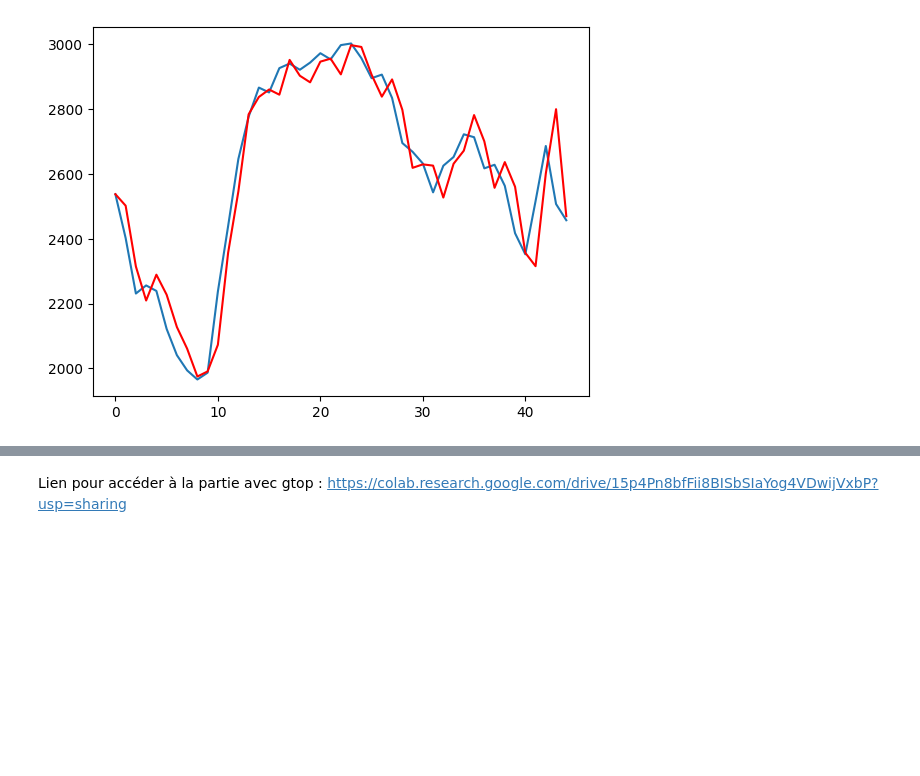
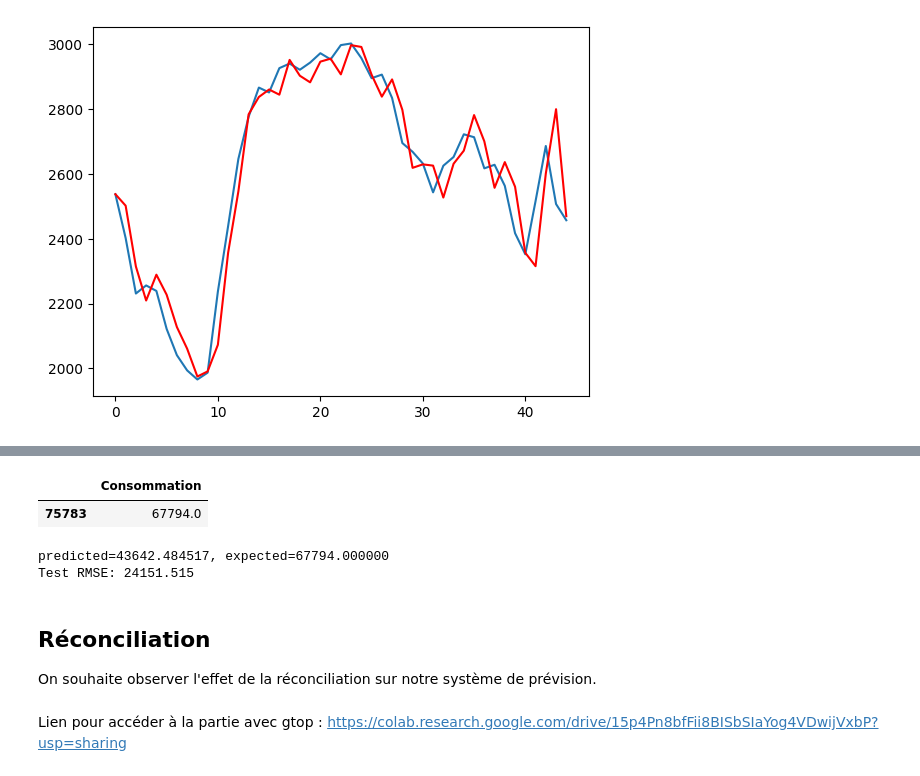
Before and after one commit to FeckNeck/temporal-data-analysis, a Jupyter notebook: index.ipynb, the cells around one changed output, grey strips where cells are left out. Cells and saved outputs as stored; diff of their text form; code cells hidden in the pictures; blank space fills up the shorter version.

```diff
--- a/index.ipynb
+++ b/index.ipynb
@@ -1854,2 +1907,36 @@ pyplot.show()
+# %%
+#same for national
+train_national = model_national[model_national.index < "2022-09-15"]
+test = model_national.reset_index()
+#keep row where index = "2023-12-20 08:30:00"
+test = test[test["index"] == "2023-12-20 08:30"]
+#delete index column
+test = test.drop(columns=["index","France","Temperature"])
+#add column
+test
+# %% [output]
+|  | Consommation |
+| 75783 | 67794.0 |
+# %%
+# walk-forward validation
+predictions = list()
+history = train_national["Consommation"].tolist()
+model = ARIMA(history, order=(5,1,4))
+model_fit = model.fit()
+output = model_fit.forecast()
+yhat = output
+predictions.append(yhat)
+obs = test["Consommation"]
+history.append(obs)
+print('predicted=%f, expected=%f' % (yhat, obs))
+# evaluate forecasts
+rmse = sqrt(mean_squared_error(obs, predictions))
+print('Test RMSE: %.3f' % rmse)
+# %% [output]
+predicted=43642.484517, expected=67794.000000
+Test RMSE: 24151.515
+# %% [markdown]
+## Réconciliation
+On souhaite observer l'effet de la réconciliation sur notre système de prévision.
 # %% [markdown]
 Lien pour accéder à la partie avec gtop : https://colab.research.google.com/drive/15p4Pn8bfFii8BISbSIaYog4VDwijVxbP?usp=sharing
```
Also changed, not shown: parts of 11 cells of this notebook.
